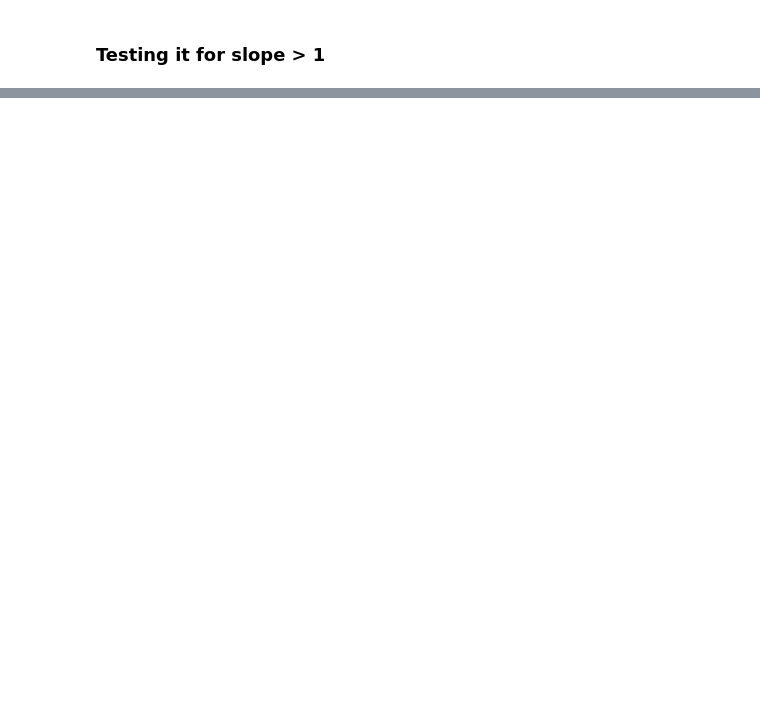
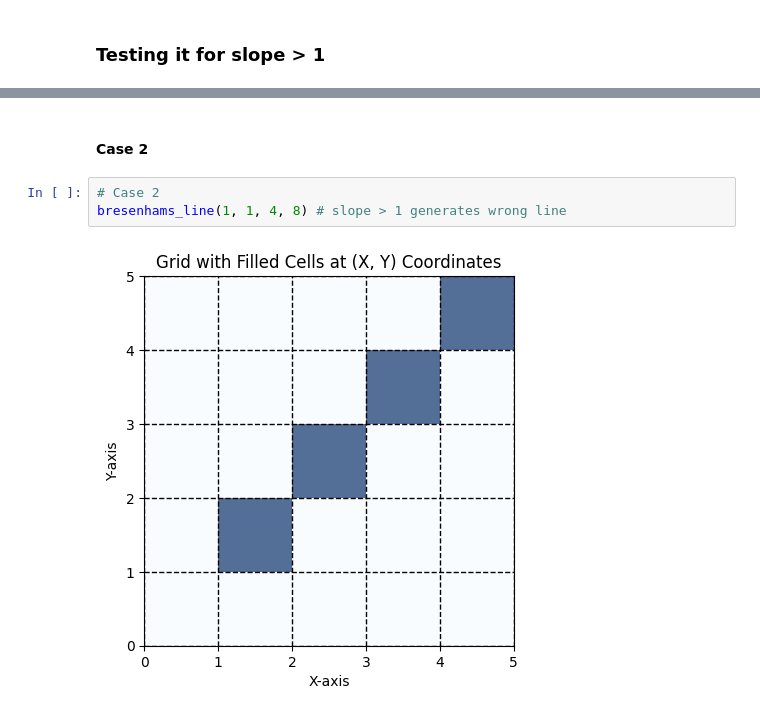
Before and after one commit to codermehraj/Computer-Graphics-and-Image-Processing-Lab, a Jupyter notebook: Bresenham's Line Drawing Algorithm/bresenham.ipynb, the cells around one changed output, grey strips where cells are left out. Drawn from its saved outputs; the diff is of its cells as text; blank space fills up the shorter version.

```diff
--- a/Bresenham's Line Drawing Algorithm/bresenham.ipynb
+++ b/Bresenham's Line Drawing Algorithm/bresenham.ipynb
@@ -193,0 +203,7 @@ bresenhams_line_updated(1, 1, 40, 80)
+# %% [markdown]
+#### Case 2
+# %%
+# Case 2
+bresenhams_line(1, 1, 4, 8) # slope > 1 generates wrong line
+# %% [output]
+[figure, added]
```
Also changed, not shown: parts of 9 cells of this notebook.
